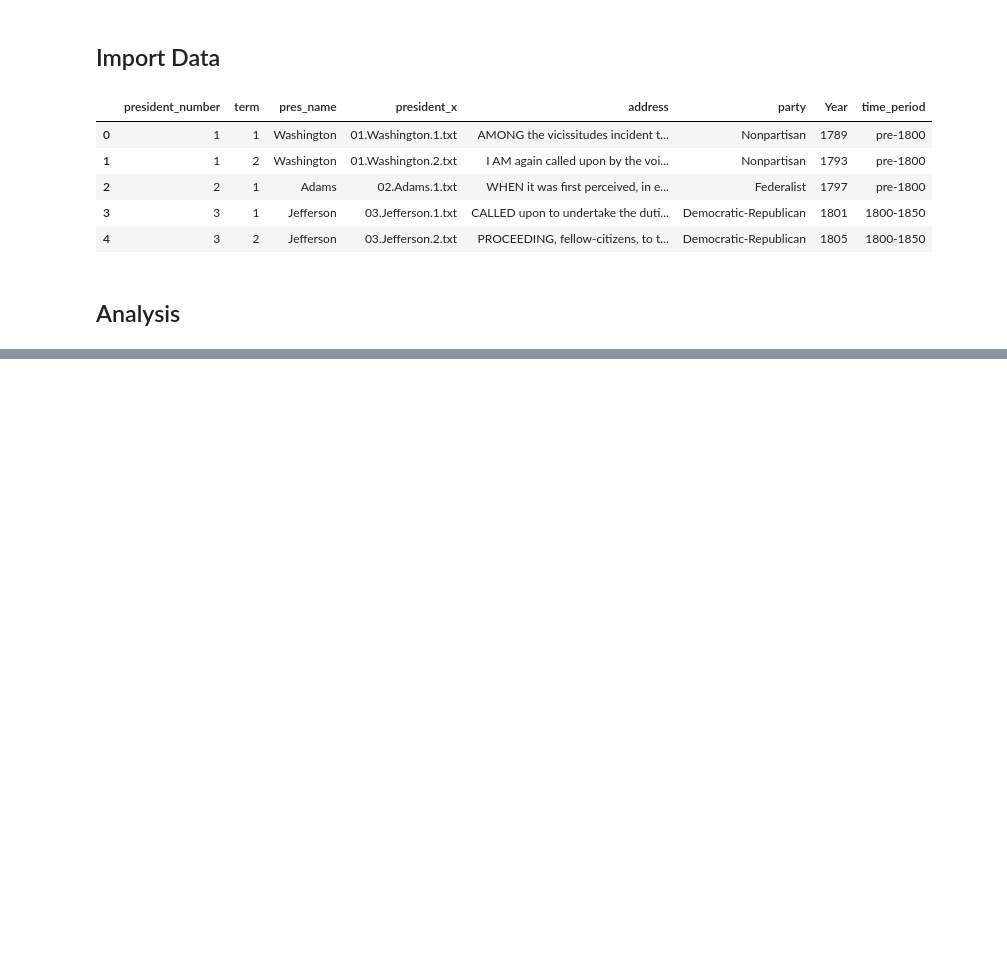
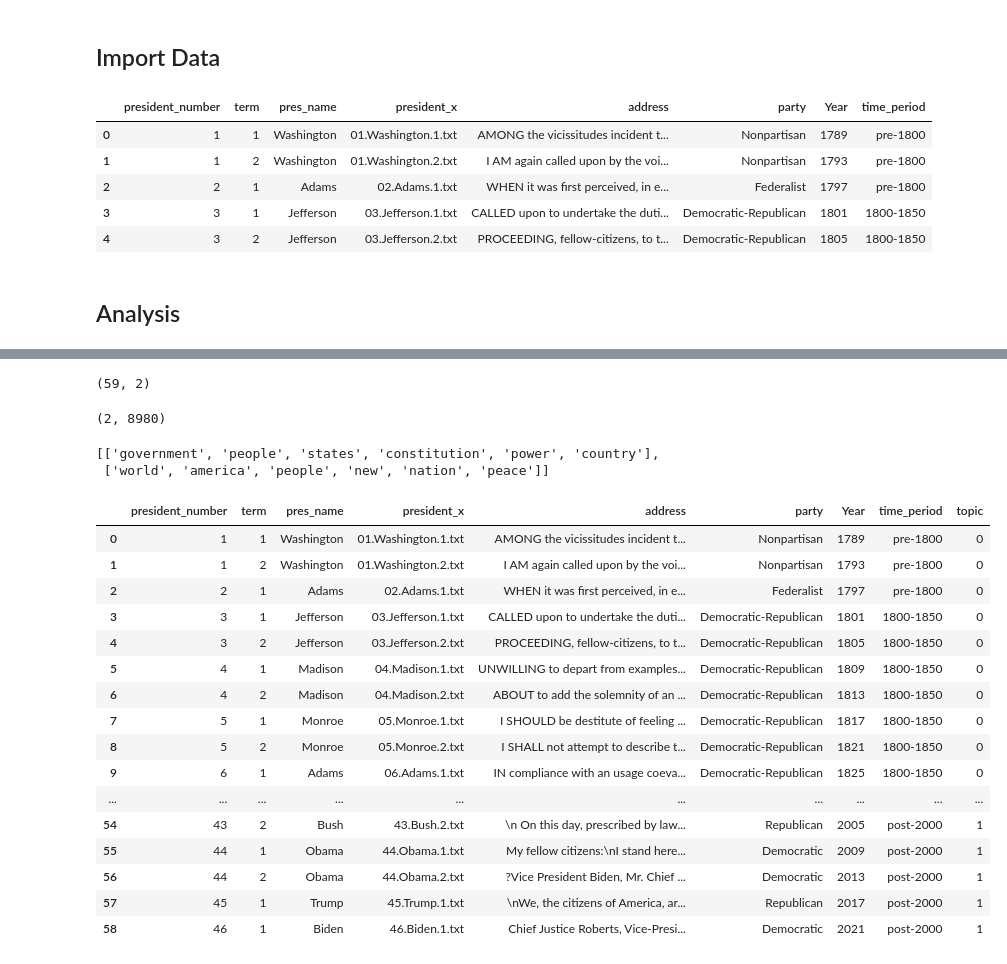
Before and after one commit to andrewdouglassmith1/NLP_Inaugural_Addresses, a Jupyter notebook: Code/03_NLP_Analysis.ipynb, the cells around one changed output, grey strips where cells are left out. Cells and saved outputs as stored; diff of their text form; code cells hidden in the pictures; blank space fills up the shorter version.

Commit message:
initial topic modelling

```diff
--- a/Code/03_NLP_Analysis.ipynb
+++ b/Code/03_NLP_Analysis.ipynb
@@ -43,0 +47,51 @@ df.head()
+# %%
+# Create text array
+text = df['address']
+# %%
+# Create vectorizer and fit to text
+vectorizer = CountVectorizer(stop_words = 'english')
+doc_word = vectorizer.fit_transform(text)
+# %%
+# Fit and transform NMF
+nmf_model = NMF(2)
+doc_topic = nmf_model.fit_transform(doc_word)
+doc_topic.shape
+# %% [output]
+(59, 2)
+# %%
+# words in each topic
+topic_word = nmf_model.components_
+topic_word.shape
+# %% [output]
+(2, 8980)
+# %%
+# Analyze top features to model
+words = vectorizer.get_feature_names()
+t = nmf_model.components_.argsort(axis=1)[:,-1:-7:-1]
+topic_words = [[words[e] for e in l] for l in t]
+topic_words
+# %% [output]
+[['government', 'people', 'states', 'constitution', 'power', 'country'],
+ ['world', 'america', 'people', 'new', 'nation', 'peace']]
+# %%
+# Add topic to main dataframe
+df['topic'] = doc_topic.argmax(axis=1)
+df.head(100)
+# %% [output]
+|  | president_number | term | pres_name | president_x | address | party | Year | time_period | topic |
+| 0 | 1 | 1 | Washington | 01.Washington.1.txt | AMONG the vicissitudes incident t... | Nonpartisan | 1789 | pre-1800 | 0 |
+| 1 | 1 | 2 | Washington | 01.Washington.2.txt | I AM again called upon by the voi... | Nonpartisan | 1793 | pre-1800 | 0 |
+| 2 | 2 | 1 | Adams | 02.Adams.1.txt | WHEN it was first perceived, in e... | Federalist | 1797 | pre-1800 | 0 |
+| 3 | 3 | 1 | Jefferson | 03.Jefferson.1.txt | CALLED upon to undertake the duti... | Democratic-Republican | 1801 | 1800-1850 | 0 |
+| 4 | 3 | 2 | Jefferson | 03.Jefferson.2.txt | PROCEEDING, fellow-citizens, to t... | Democratic-Republican | 1805 | 1800-1850 | 0 |
+| 5 | 4 | 1 | Madison | 04.Madison.1.txt | UNWILLING to depart from examples... | Democratic-Republican | 1809 | 1800-1850 | 0 |
+| 6 | 4 | 2 | Madison | 04.Madison.2.txt | ABOUT to add the solemnity of an ... | Democratic-Republican | 1813 | 1800-1850 | 0 |
+| 7 | 5 | 1 | Monroe | 05.Monroe.1.txt | I SHOULD be destitute of feeling ... | Democratic-Republican | 1817 | 1800-1850 | 0 |
+| 8 | 5 | 2 | Monroe | 05.Monroe.2.txt | I SHALL not attempt to describe t... | Democratic-Republican | 1821 | 1800-1850 | 0 |
+| 9 | 6 | 1 | Adams | 06.Adams.1.txt | IN compliance with an usage coeva... | Democratic-Republican | 1825 | 1800-1850 | 0 |
+| ... | ... | ... | ... | ... | ... | ... | ... | ... | ... |
+| 54 | 43 | 2 | Bush | 43.Bush.2.txt | \n On this day, prescribed by law... | Republican | 2005 | post-2000 | 1 |
+| 55 | 44 | 1 | Obama | 44.Obama.1.txt | My fellow citizens:\nI stand here... | Democratic | 2009 | post-2000 | 1 |
+| 56 | 44 | 2 | Obama | 44.Obama.2.txt | ?Vice President Biden, Mr. Chief ... | Democratic | 2013 | post-2000 | 1 |
+| 57 | 45 | 1 | Trump | 45.Trump.1.txt | \nWe, the citizens of America, ar... | Republican | 2017 | post-2000 | 1 |
+| 58 | 46 | 1 | Biden | 46.Biden.1.txt | Chief Justice Roberts, Vice-Presi... | Democratic | 2021 | post-2000 | 1 |
```
Also changed, not shown: parts of 2 cells of this notebook, 2 other files.
